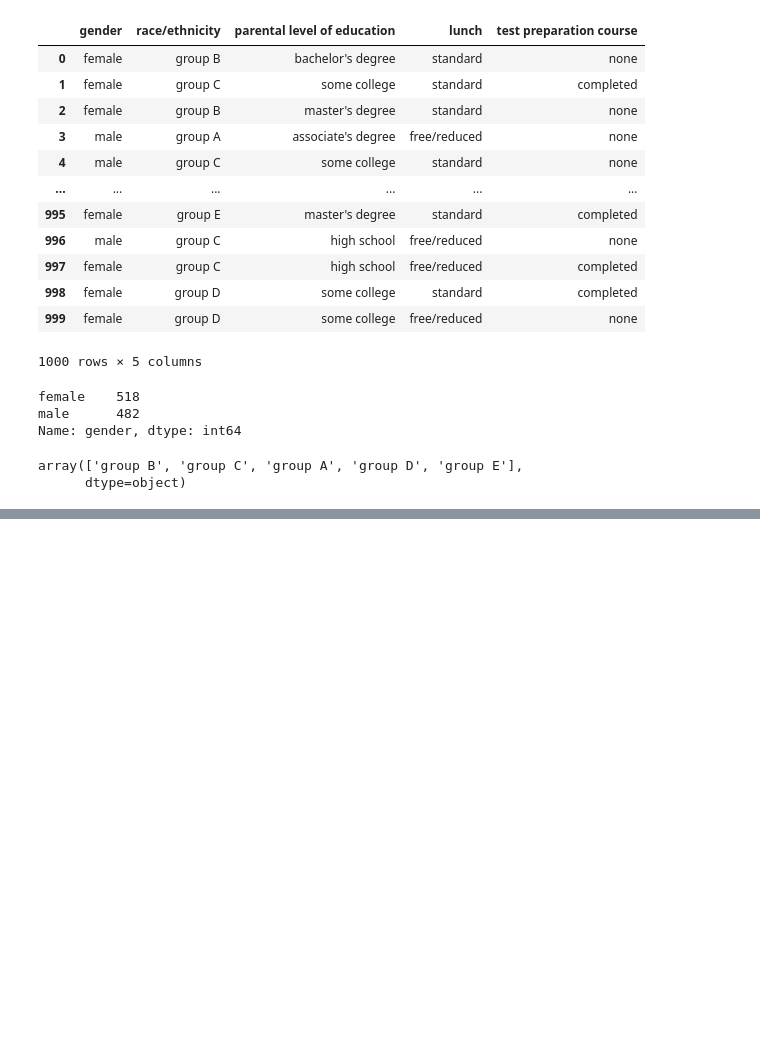
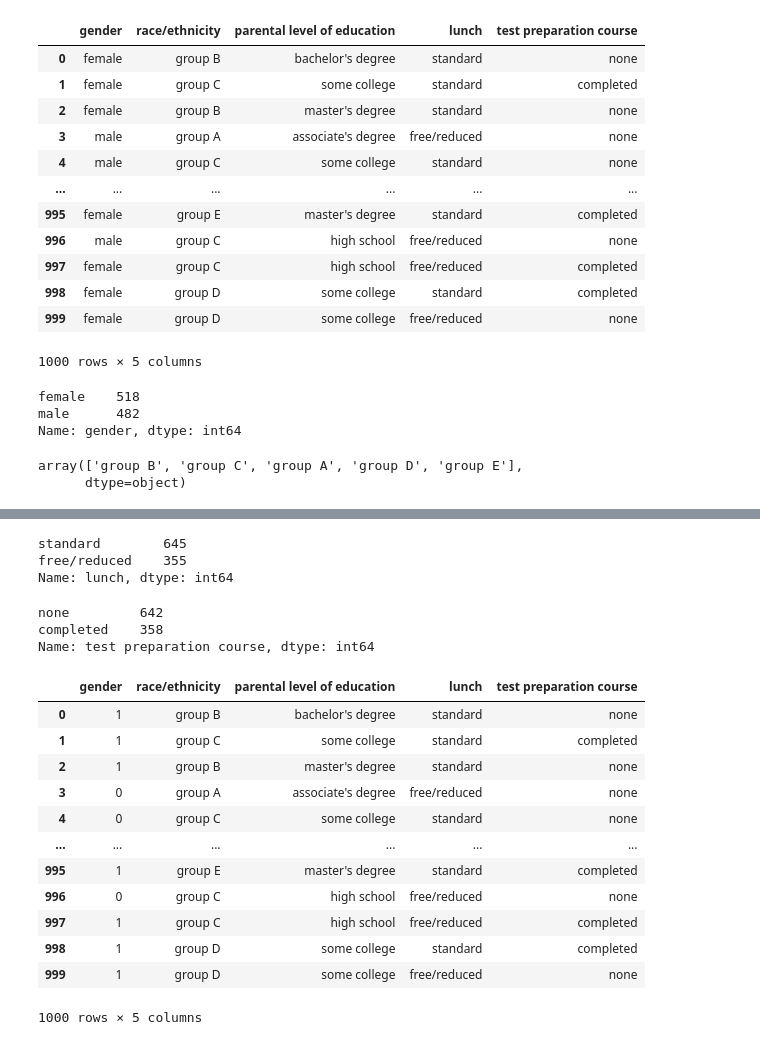
Before and after one commit to AD1t12407/Data_mining, a Jupyter notebook: mid2/practice_labs/week1.ipynb, the cells around one changed output, grey strips where cells are left out. Saved outputs shown, nothing was run; the diff lists cells and outputs as text; code cells hidden in the pictures; blank space fills up the shorter version.

```diff
--- a/mid2/practice_labs/week1.ipynb
+++ b/mid2/practice_labs/week1.ipynb
@@ -73,0 +93,29 @@ array(['group B', 'group C', 'group A', 'group D', 'group E'],
+# %%
+df_categorical['lunch'].value_counts()
+# %% [output]
+standard        645
+free/reduced    355
+Name: lunch, dtype: int64
+# %%
+df_categorical['test preparation course'].value_counts()
+# %% [output]
+none         642
+completed    358
+Name: test preparation course, dtype: int64
+# %%
+df_categorical.gender.replace({"male" :0,"female" :1}, inplace=True)
+df_categorical
+# %% [output]
+|  | gender | race/ethnicity | parental level of education | lunch | test preparation course |
+| 0 | 1 | group B | bachelor's degree | standard | none |
+| 1 | 1 | group C | some college | standard | completed |
+| 2 | 1 | group B | master's degree | standard | none |
+| 3 | 0 | group A | associate's degree | free/reduced | none |
+| 4 | 0 | group C | some college | standard | none |
+| ... | ... | ... | ... | ... | ... |
+| 995 | 1 | group E | master's degree | standard | completed |
+| 996 | 0 | group C | high school | free/reduced | none |
+| 997 | 1 | group C | high school | free/reduced | completed |
+| 998 | 1 | group D | some college | standard | completed |
+| 999 | 1 | group D | some college | free/reduced | none |
+1000 rows × 5 columns
```
Also changed, not shown: parts of 6 cells of this notebook.
